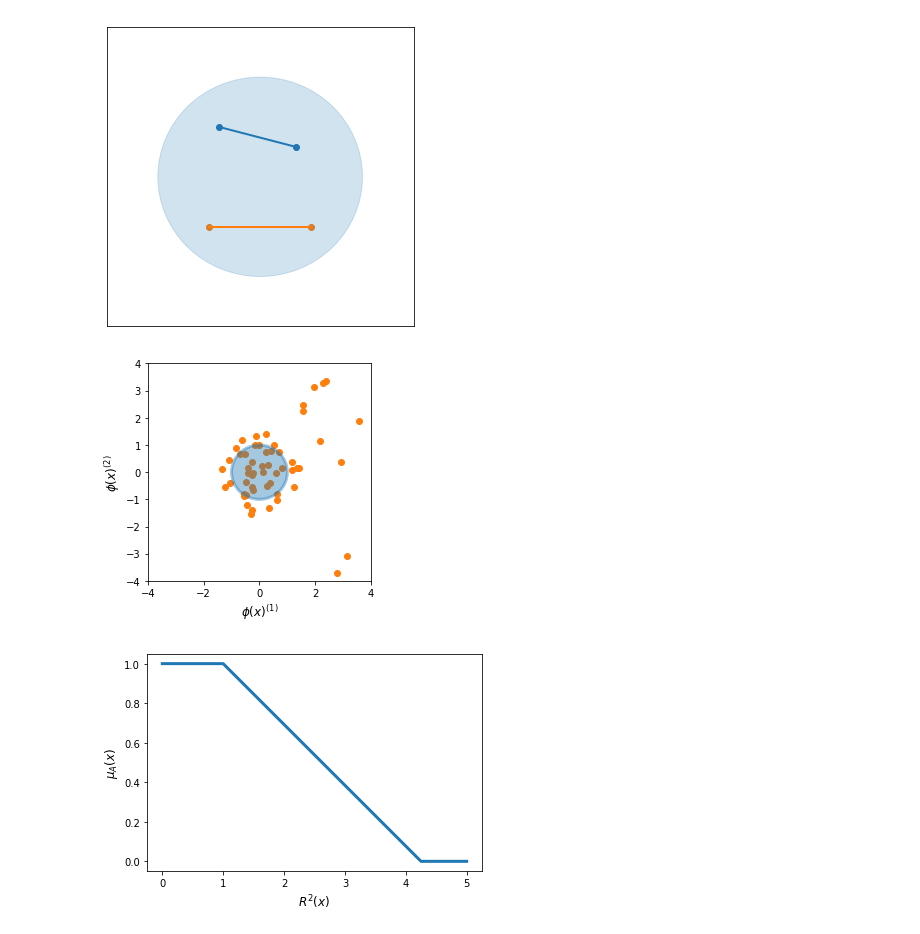
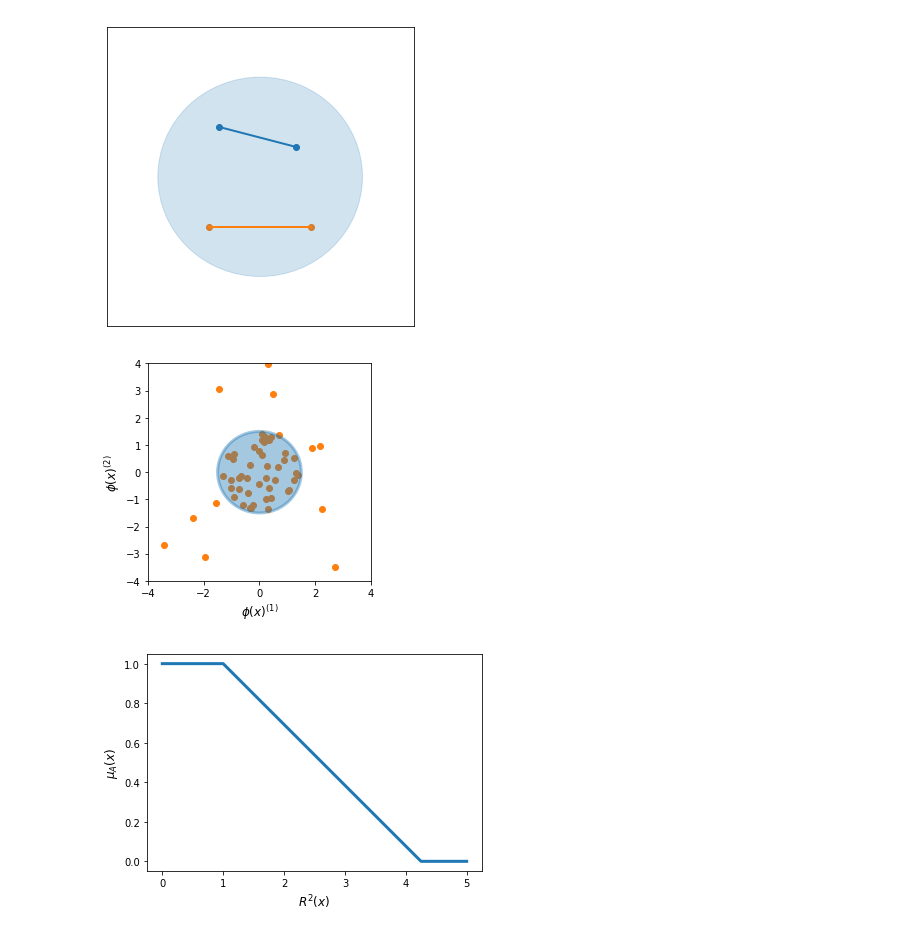
Before and after one commit to lucacrm/fuzzysets, a Jupyter notebook: Tesi/figure/grafici_tesi.ipynb, the cells around one changed output. Drawn from its saved outputs; the diff is of its cells as text; code cells hidden in the pictures.

```diff
--- a/Tesi/figure/grafici_tesi.ipynb
+++ b/Tesi/figure/grafici_tesi.ipynb
@@ -370,35 +370,35 @@ def produce5(n):
     return x, y
 
 def produce6(n):
     x=[]
     y=[]
     i=0
     while(i<n):
         cx=4*np.random.random()
         cy=4*np.random.random()
         if np.random.random() > 0.5:
             cx=-cx
         if np.random.random() > 0.5:
             cy=-cy
         if((cy>=-cx+0.8) or (cy<cx+0.8)):
             x.append(cx)
             y.append(cy)
             i=i+1
     return x, y
 fig = plt.figure(figsize=(4,4))
-circle1=plt.Circle((0,0),1,color=c1,alpha=0.4,linewidth=3)
+circle1=plt.Circle((0,0),1.5,color=c1,alpha=0.4,linewidth=3)
 plt.gcf().gca().add_artist(circle1)
 plt.xlim(-4,4)
 plt.ylim(-4,4)
 x, y = produce5(40)
 plt.scatter(x,y,color=c2)
 x, y = produce6(15)
 plt.scatter(x,y,color=c2)
 plt.xlabel("$\phi(x)^{(1)}$", fontsize=12)
 plt.ylabel("$\phi(x)^{(2)}$", fontsize=12)
 plt.savefig("fuzzification11.pdf", bbox_inches = 'tight', pad_inches = 0)
 # %% [output]
-[figure, old version]
+[figure, new version]
 # %%
 fig = plt.figure(figsize=(6,4))
 plt.plot([0,1,4.25,5],[1,1,0,0],color=c1,linewidth=3)
```
Also changed, not shown: parts of 6 cells of this notebook, 21 other files.
